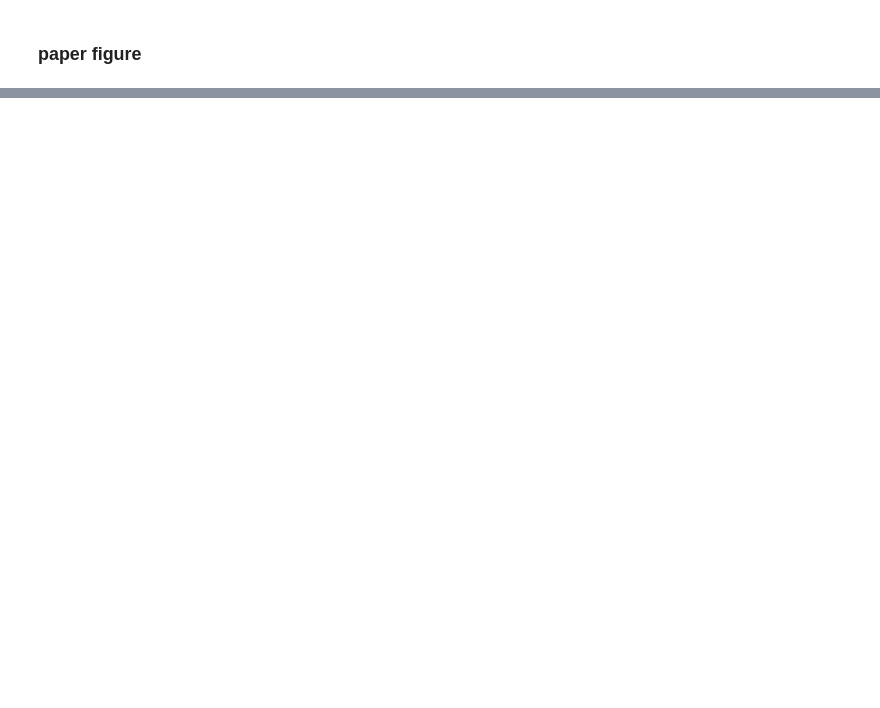
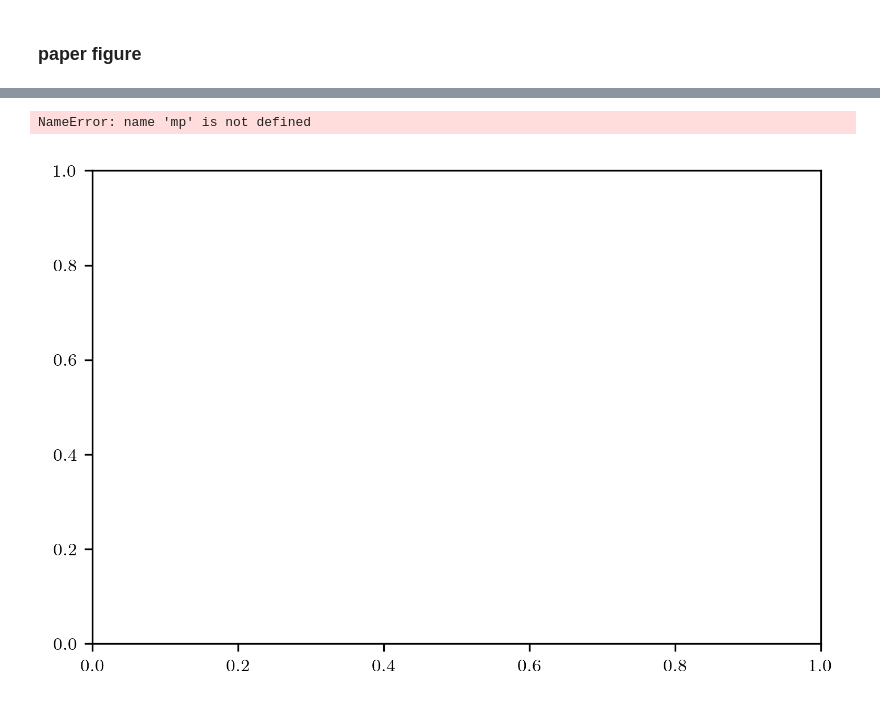
Before and after one commit to aquirdTurtle/Molecules_Code_New, a Jupyter notebook: Fine_Structure_Rotationless.ipynb, the cells around one changed output, grey strips where cells are left out. Drawn from its saved outputs; the diff is of its cells as text; code cells hidden in the pictures; blank space fills up the shorter version.

```diff
--- a/Fine_Structure_Rotationless.ipynb
+++ b/Fine_Structure_Rotationless.ipynb
@@ -309,0 +267,6 @@ Rendering Fig...
+# %%
+fig, ax = plt.subplots()
+fig.get_size_inches()
+# %% [output]
+NameError: name 'mp' is not defined
+[figure, added]
```
Also changed, not shown: parts of 16 cells of this notebook, 1 other file.
